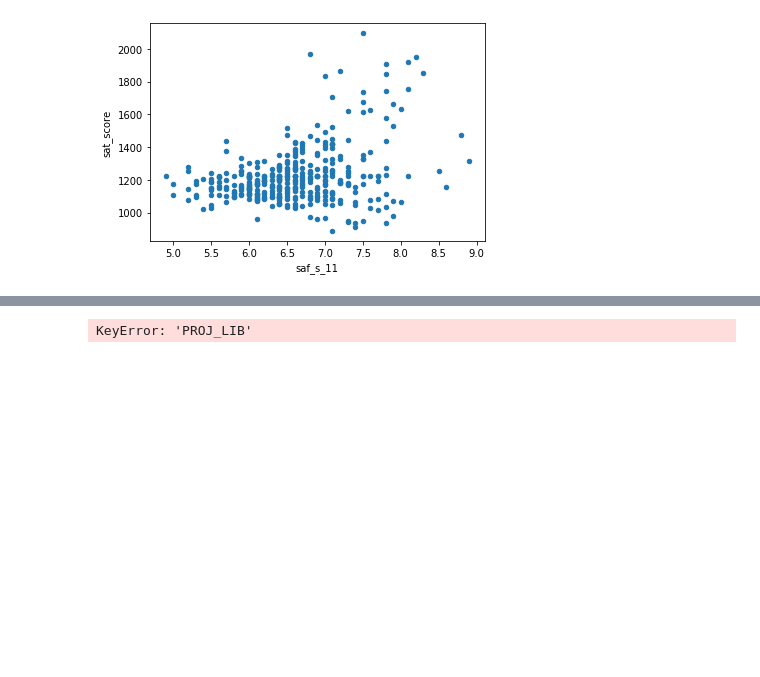
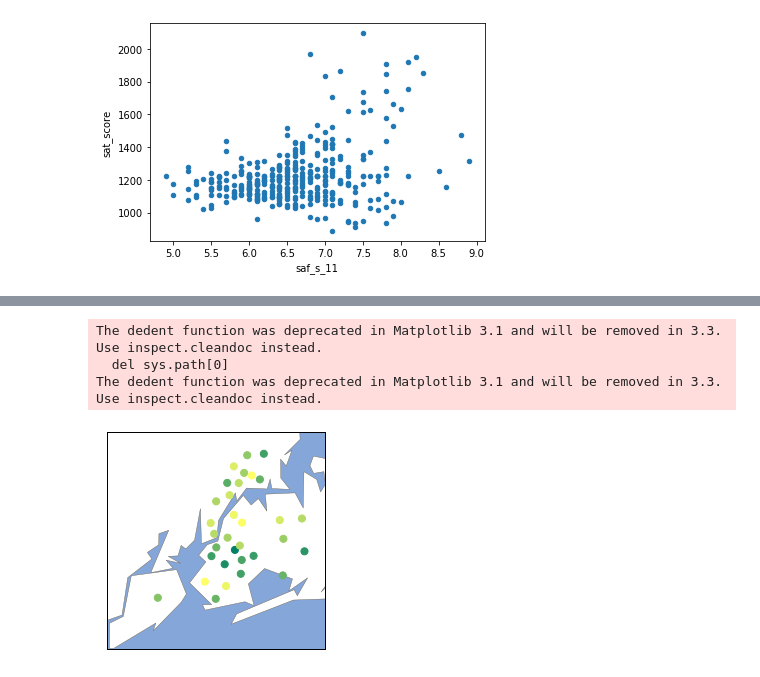
Before and after one commit to OniSlayer/analyzing_sat_scores, a Jupyter notebook: analyzing_sat_scores.ipynb, the cells around one changed output, grey strips where cells are left out. Drawn from its saved outputs; the diff is of its cells as text; code cells hidden in the pictures; blank space fills up the shorter version.

Commit message:
Inspect correlation bewteeen sat scores and safety perception on the school by students. Plot average by district

```diff
--- a/analyzing_sat_scores.ipynb
+++ b/analyzing_sat_scores.ipynb
@@ -199,3 +204,9 @@ combined.plot.scatter(x = 'saf_s_11', y = 'sat_score')
 # %% [output]
 <matplotlib.axes._subplots.AxesSubplot at 0x...>
 [figure]
+# %%
+# Grouping the whole dataset by district and computing the mean of each of the columns
+
+group_district = combined.groupby('school_dist')
+average_safety_by_district = group_district.mean()
+average_safety_by_district.reset_index(inplace = True)
@@ -202,29 +232,32 @@ combined.plot.scatter(x = 'saf_s_11', y = 'sat_score')
 # %%
+# A central spot in new york can be observed to have lower safety perception by the students
+
 import matplotlib.pyplot as plt
 from mpl_toolkits.basemap import Basemap
 
 districts = combined.groupby("school_dist").agg(numpy.mean)
 districts.reset_index(inplace=True)
 
 m = Basemap(
     projection='merc',
     llcrnrlat=40.496044,
     urcrnrlat=40.915256,
     llcrnrlon=-74.255735,
     urcrnrlon=-73.700272,
     resolution='i'
 )
 
 m.drawmapboundary(fill_color='#85A6D9')
 m.drawcoastlines(color='#6D5F47', linewidth=.4)
 m.drawrivers(color='#6D5F47', linewidth=.4)
-# Temporary bug: if you run the following line of code in the Jupyter Guided Project interface on Dataquest, you'll get an error.
-# We're working on a fix, thanks for your patience! This should work fine locally on your own computer though.
 m.fillcontinents(color='white',lake_color='#85A6D9')
 
-longitudes = districts["lon"].tolist()
-latitudes = districts["lat"].tolist()
-m.scatter(longitudes, latitudes, s=50, zorder=2, latlon=True, c=districts["saf_s_11"], cmap="summer")
+longitudes = average_safety_by_district['lon'].tolist()
+latitudes = average_safety_by_district['lat'].tolist()
+m.scatter(longitudes, latitudes, s=50, zorder=2, latlon=True, c=average_safety_by_district["saf_s_11"], cmap="summer")
 plt.show()
 # %% [output]
-KeyError: 'PROJ_LIB'
+The dedent function was deprecated in Matplotlib 3.1 and will be removed in 3.3. Use inspect.cleandoc instead.
+  del sys.path[0]
+The dedent function was deprecated in Matplotlib 3.1 and will be removed in 3.3. Use inspect.cleandoc instead.
+[figure, added]
```
Also changed, not shown: parts of 2 cells of this notebook, 1 other file.
